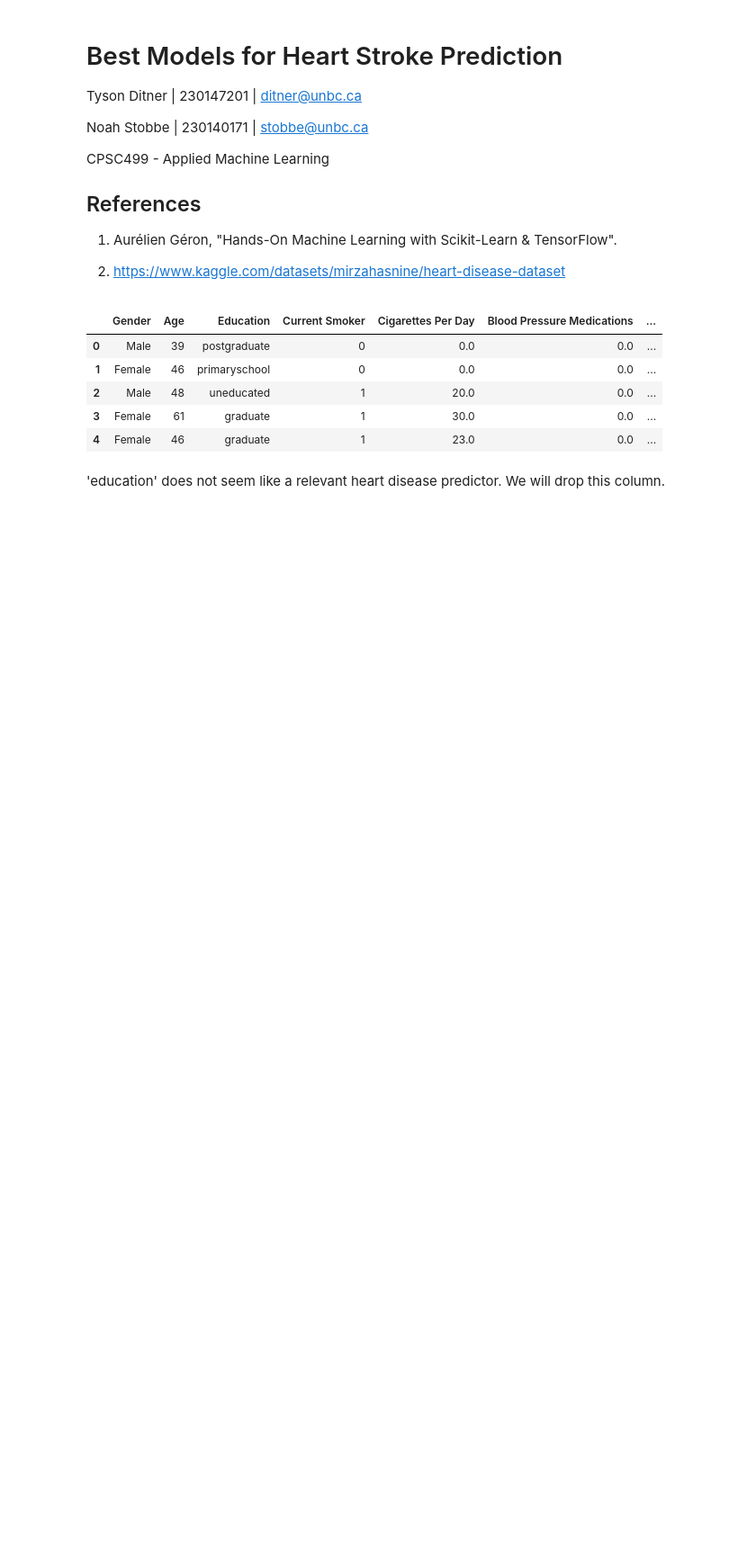
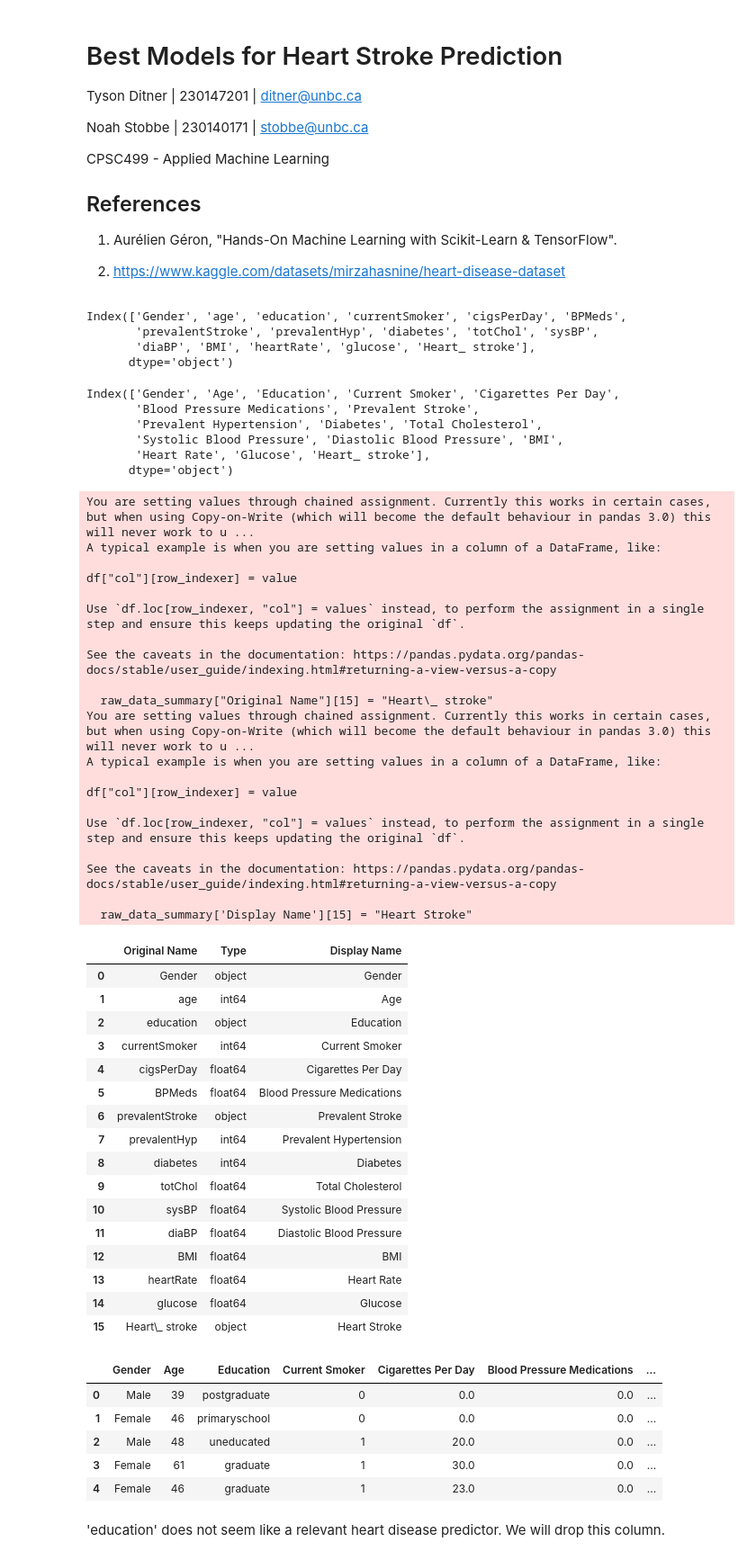
Before and after one commit to Elektroblade/cpsc499aml2024_final_project_team2_ditner_and_stobbe, a Jupyter notebook: cpsc499aml2024_final_project_team2_ditner_and_stobbe.ipynb, the cells around one changed output. Shown at 90% size. Drawn from its saved outputs; the diff is of its cells as text; code cells hidden in the pictures; blank space fills up the shorter version.

```diff
--- a/cpsc499aml2024_final_project_team2_ditner_and_stobbe.ipynb
+++ b/cpsc499aml2024_final_project_team2_ditner_and_stobbe.ipynb
@@ -29,9 +31,79 @@ import imblearn
+# %%
+orig_columns = raw_data.columns
+orig_columns
+# %% [output]
+Index(['Gender', 'age', 'education', 'currentSmoker', 'cigsPerDay', 'BPMeds',
+       'prevalentStroke', 'prevalentHyp', 'diabetes', 'totChol', 'sysBP',
+       'diaBP', 'BMI', 'heartRate', 'glucose', 'Heart_ stroke'],
+      dtype='object')
 # %%
-raw_data = pd.read_csv("data/heart_disease.csv", sep=',')
+# We will rename "Heart_ stroke" to "Heart Stroke" later; having a placeholder name now is useful to later easily force this column to the end of the DataFrame.
 raw_data = raw_data.rename(columns={"age": "Age", "education": "Education", "currentSmoker": "Current Smoker", "cigsPerDay": "Cigarettes Per Day",
                                     "BPMeds": "Blood Pressure Medications", "prevalentStroke": "Prevalent Stroke", "prevalentHyp": "Prevalent Hypertension",
                                     "diabetes": "Diabetes", "totChol": "Total Cholesterol", "sysBP": "Systolic Blood Pressure", "diaBP": "Diastolic Blood Pressure",
                                     "heartRate": "Heart Rate", "glucose": "Glucose"})
+
+new_columns = raw_data.columns
+new_columns
+# %% [output]
+Index(['Gender', 'Age', 'Education', 'Current Smoker', 'Cigarettes Per Day',
+       'Blood Pressure Medications', 'Prevalent Stroke',
+       'Prevalent Hypertension', 'Diabetes', 'Total Cholesterol',
+       'Systolic Blood Pressure', 'Diastolic Blood Pressure', 'BMI',
+       'Heart Rate', 'Glucose', 'Heart_ stroke'],
+      dtype='object')
+# %%
+dTypes = ['object', 'int64', 'object', 'int64', 'float64', 'float64', 'object', 'int64', 'int64', 'float64', 'float64', 'float64', 'float64', 'float64', 'float64', 'object']
+
+pwd = os.getcwd()
+filepath_raw_data_columns = os.path.join(pwd, "data\\raw_data_columns.csv")
+
+raw_data_summary = pd.DataFrame()
+raw_data_summary["Original Name"] = orig_columns
+raw_data_summary["Original Name"][15] = "Heart\_ stroke"
+raw_data_summary["Type"] = dTypes
+raw_data_summary["Display Name"] = new_columns
+raw_data_summary['Display Name'][15] = "Heart Stroke"
+raw_data_summary.to_csv(filepath_raw_data_columns, index=False)
+raw_data_summary
+# %% [output]
+You are setting values through chained assignment. Currently this works in certain cases, but when using Copy-on-Write (which will become the default behaviour in pandas 3.0) this will never work to u ...
+A typical example is when you are setting values in a column of a DataFrame, like:
+
+df["col"][row_indexer] = value
+
+Use `df.loc[row_indexer, "col"] = values` instead, to perform the assignment in a single step and ensure this keeps updating the original `df`.
+
+See the caveats in the documentation: https://pandas.pydata.org/pandas-docs/stable/user_guide/indexing.html#returning-a-view-versus-a-copy
+
+  raw_data_summary["Original Name"][15] = "Heart\_ stroke"
+You are setting values through chained assignment. Currently this works in certain cases, but when using Copy-on-Write (which will become the default behaviour in pandas 3.0) this will never work to u ...
+A typical example is when you are setting values in a column of a DataFrame, like:
+
+df["col"][row_indexer] = value
+
+Use `df.loc[row_indexer, "col"] = values` instead, to perform the assignment in a single step and ensure this keeps updating the original `df`.
+
+See the caveats in the documentation: https://pandas.pydata.org/pandas-docs/stable/user_guide/indexing.html#returning-a-view-versus-a-copy
+
+  raw_data_summary['Display Name'][15] = "Heart Stroke"
+|  | Original Name | Type | Display Name |
+| 0 | Gender | object | Gender |
+| 1 | age | int64 | Age |
+| 2 | education | object | Education |
+| 3 | currentSmoker | int64 | Current Smoker |
+| 4 | cigsPerDay | float64 | Cigarettes Per Day |
+| 5 | BPMeds | float64 | Blood Pressure Medications |
+| 6 | prevalentStroke | object | Prevalent Stroke |
+| 7 | prevalentHyp | int64 | Prevalent Hypertension |
+| 8 | diabetes | int64 | Diabetes |
+| 9 | totChol | float64 | Total Cholesterol |
+| 10 | sysBP | float64 | Systolic Blood Pressure |
+| 11 | diaBP | float64 | Diastolic Blood Pressure |
+| 12 | BMI | float64 | BMI |
+| 13 | heartRate | float64 | Heart Rate |
+| 14 | glucose | float64 | Glucose |
+| 15 | Heart\_ stroke | object | Heart Stroke |
 # %%
 raw_data.head()
 # %% [output]
```
Also changed, not shown: parts of 8 cells of this notebook, 4 other files.
